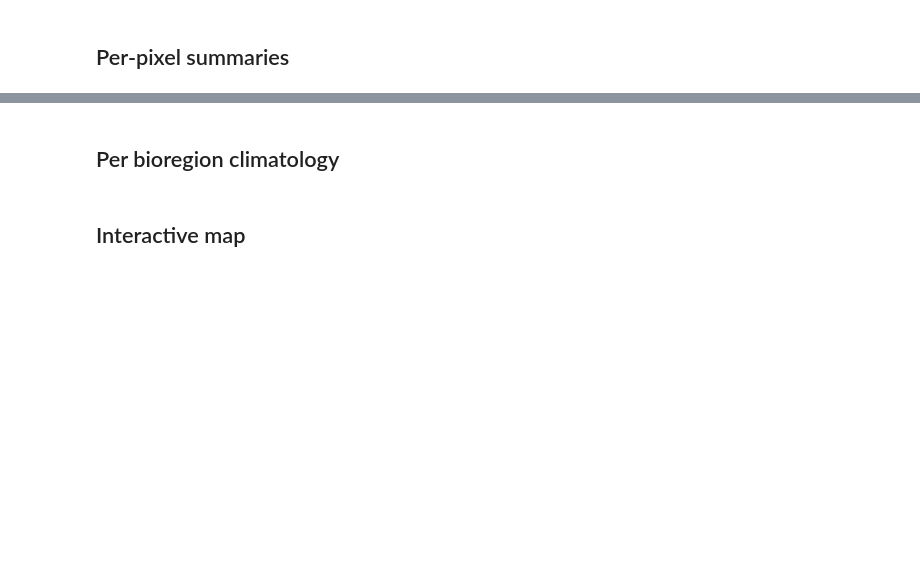
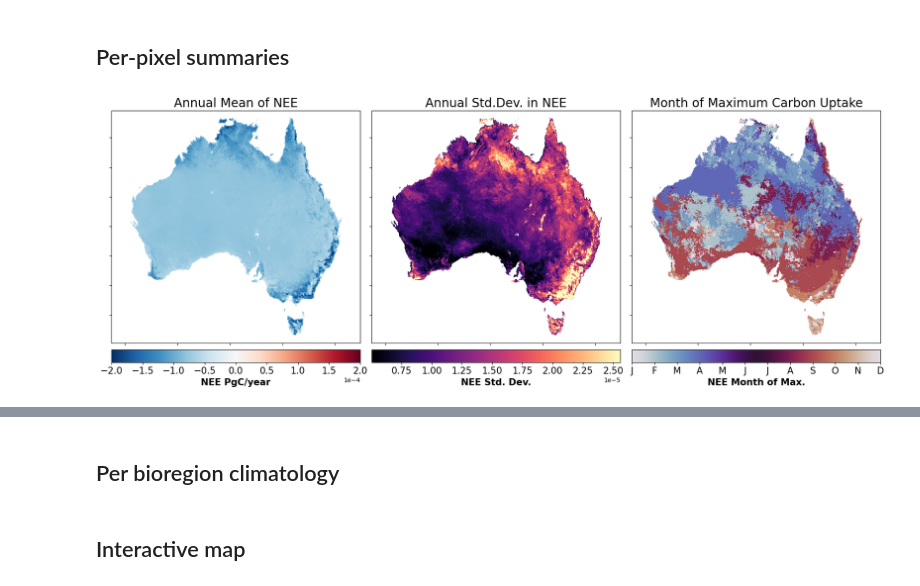
Before and after one commit to cbur24/climate-carbon-interactions, a Jupyter notebook: notebooks/flux_modelling/4_Plot_predictions.ipynb, the cells around one changed output, grey strips where cells are left out. Drawn from its saved outputs; the diff is of its cells as text; code cells hidden in the pictures; blank space fills up the shorter version.

```diff
--- a/notebooks/flux_modelling/4_Plot_predictions.ipynb
+++ b/notebooks/flux_modelling/4_Plot_predictions.ipynb
@@ -31,8 +56,8 @@ client
 ## Analysis Parameters
 # %%
 var = 'NEE'
-suffix='20230907'
-results_name = var+'_1982_2022_5km_LGBM_'+suffix+'.nc'
+suffix='20230910'
+results_name = var+'_2003_2022_5km_LGBM_'+suffix+'.nc'
 # results_name = var+'_2003_2022_1km_quantiles.nc'
 # mask_path = '/g/data/os22/chad_tmp/NEE_modelling/results/prediction_data/mask_5km.nc'
 
@@ -218,7 +264,7 @@ vmax_sd=0.00000275
 vmin_sd=0.0000
 # vmax=3e-6, vmin=-3e-6
 if var == 'NEE':
-    im = annual_mean.rename(var+' PgC/year').where(annual_mean!=0).plot.imshow(ax=ax[0], cmap='RdBu_r', robust=True, add_colorbar=False, add_labels=False)
+    im = annual_mean.rename(var+' PgC/year').where(annual_mean!=0).plot.imshow(ax=ax[0], cmap='RdBu_r', vmax=2e-4, vmin=-2e-4, add_colorbar=False, add_labels=False)
     cbar = plt.colorbar(im, location='bottom', pad=0.025, ax=ax[0])
     cbar.set_label(label=var+' PgC/year', size=15, weight='bold')
     cbar.ax.tick_params(labelsize=15)
@@ -237,33 +283,35 @@ else:
 cbar1 = plt.colorbar(im1, location='bottom', pad=0.025, ax=ax[1])
 cbar1.set_label(label=var+' Std. Dev.', size=15, weight='bold')
 cbar1.ax.tick_params(labelsize=15)
 
 im2 = max_mean_month.plot.imshow(vmin=1, vmax=12, ax=ax[2], cmap='twilight', add_colorbar=False, add_labels=False)
 cbar2 = plt.colorbar(im2, spacing='uniform', ax=ax[2], location='bottom', pad=0.025)
 cbar2.set_ticks([1,2,3,4,5,6,7,8,9,10,11,12])
 cbar2.set_ticklabels(["J","F","M","A","M","J","J","A","S","O","N","D"], fontsize=15)
 cbar2.set_label(label=var+' Month of Max.', size=15, weight='bold')
 
 
 ax[0].set_yticklabels([])
 ax[0].set_ylabel('')
 ax[0].set_xlabel('')
 ax[0].set_xticklabels([])
 ax[1].set_yticklabels([])
 ax[1].set_xticklabels([])
 ax[2].set_yticklabels([])
 ax[2].set_xticklabels([])
 
 ax[0].set_title('Annual Mean of '+var,fontsize=font)
 ax[1].set_title('Annual Std.Dev. in '+var, fontsize=font)
 
 if var=='NEE':
     ax[2].set_title('Month of Maximum Carbon Uptake', fontsize=font);
 else:
     ax[2].set_title('Month of Maximum '+var, fontsize=font);
 
 plt.tight_layout();
 # plt.savefig('/g/data/os22/chad_tmp/NEE_modelling/results/figs/'+var+'_perpixel_summaries_'+suffix+'.png')
+# %% [output]
+[figure, added]
 # %%
 y = monthly_mean.sum(['x','y']).values
 x = monthly_mean.month.values
```
Also changed, not shown: parts of 9 cells of this notebook, 4 other files.
